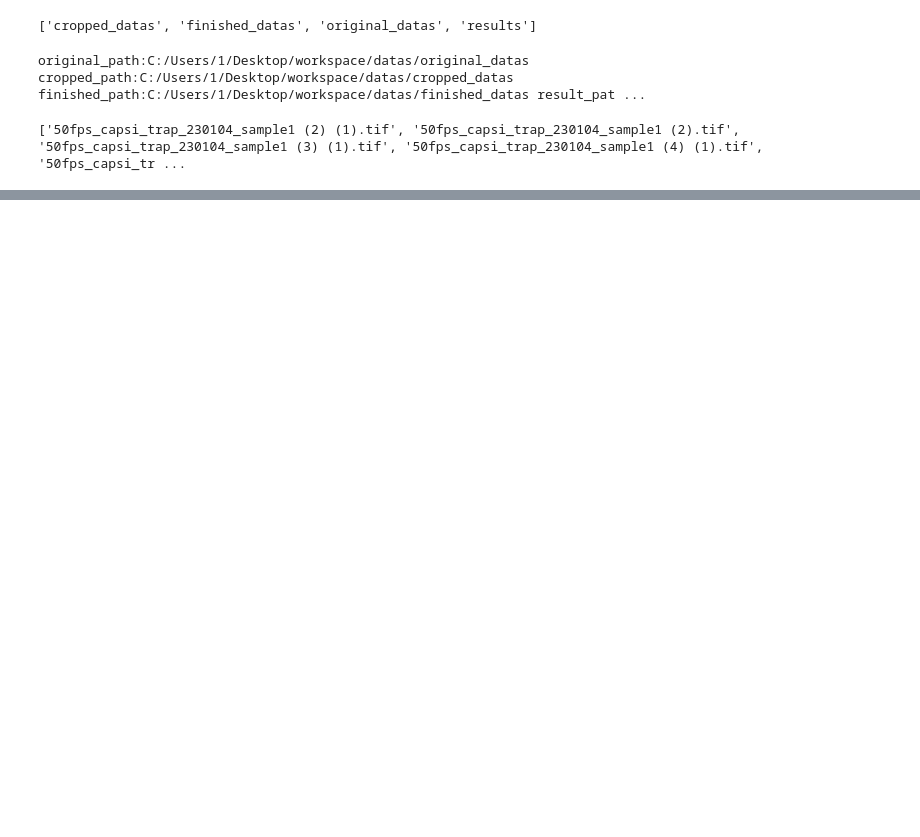
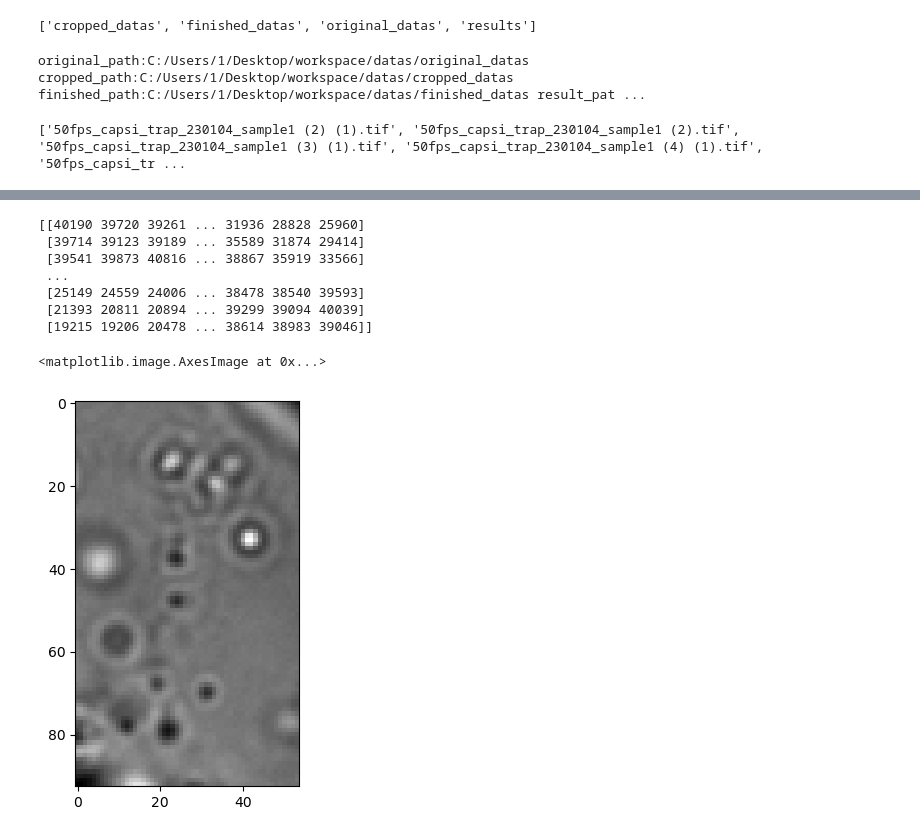
Before and after one commit to Songhyeane/cell_tracking, a Jupyter notebook: cell_tracking.ipynb, the cells around one changed output, grey strips where cells are left out. Cells and saved outputs as stored; diff of their text form; code cells hidden in the pictures; blank space fills up the shorter version.

```diff
--- a/cell_tracking.ipynb
+++ b/cell_tracking.ipynb
@@ -181,0 +275,14 @@ imgs = ax.imshow(img_array[:][0], cmap = 'gray')
+# %%
+non_rev_frames = pims.open(cropped_path+'/'+'cropped'+original_datas_list[original_datas_index])
+print(non_rev_frames[10])
+plt.imshow(non_rev_frames[10])
+# %% [output]
+[[40190 39720 39261 ... 31936 28828 25960]
+ [39714 39123 39189 ... 35589 31874 29414]
+ [39541 39873 40816 ... 38867 35919 33566]
+ ...
+ [25149 24559 24006 ... 38478 38540 39593]
+ [21393 20811 20894 ... 39299 39094 40039]
+ [19215 19206 20478 ... 38614 38983 39046]]
+<matplotlib.image.AxesImage at 0x...>
+[figure, added]
```
Also changed, not shown: parts of 55 cells of this notebook, 2 other files.
